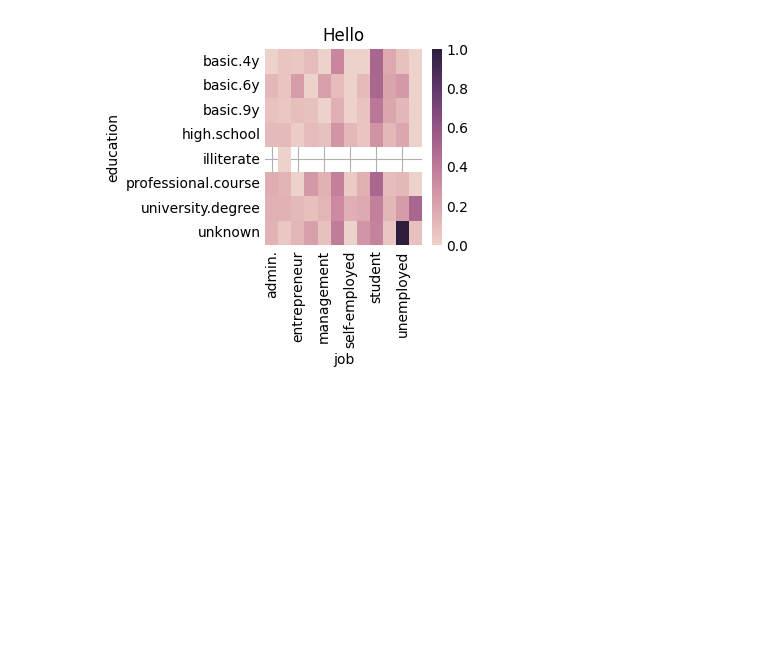
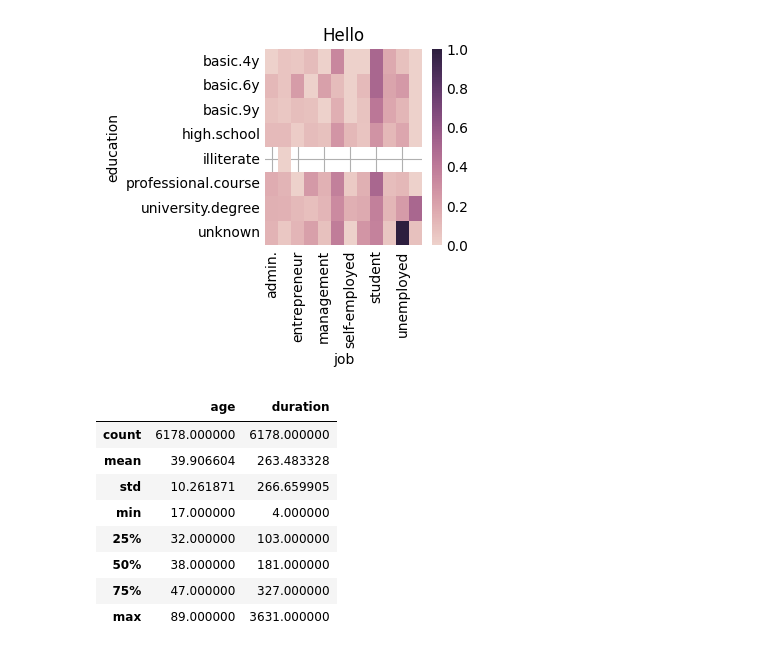
Before and after one commit to jasebanta/uchicago-ms-ads, a Jupyter notebook: analysis.ipynb, the cells around one changed output. Cells and saved outputs as stored; diff of their text form; code cells hidden in the pictures; blank space fills up the shorter version.

```diff
--- a/analysis.ipynb
+++ b/analysis.ipynb
@@ -221,3 +221,15 @@ plt.title("Hello")
 plt.show()
 # %% [output]
 [figure]
+# %%
+new_data[['age', 'duration', 'poutcome']].describe()
+# %% [output]
+|  | age | duration |
+| count | 6178.000000 | 6178.000000 |
+| mean | 39.906604 | 263.483328 |
+| std | 10.261871 | 266.659905 |
+| min | 17.000000 | 4.000000 |
+| 25% | 32.000000 | 103.000000 |
+| 50% | 38.000000 | 181.000000 |
+| 75% | 47.000000 | 327.000000 |
+| max | 89.000000 | 3631.000000 |
```
Also changed, not shown: 5 other files.
